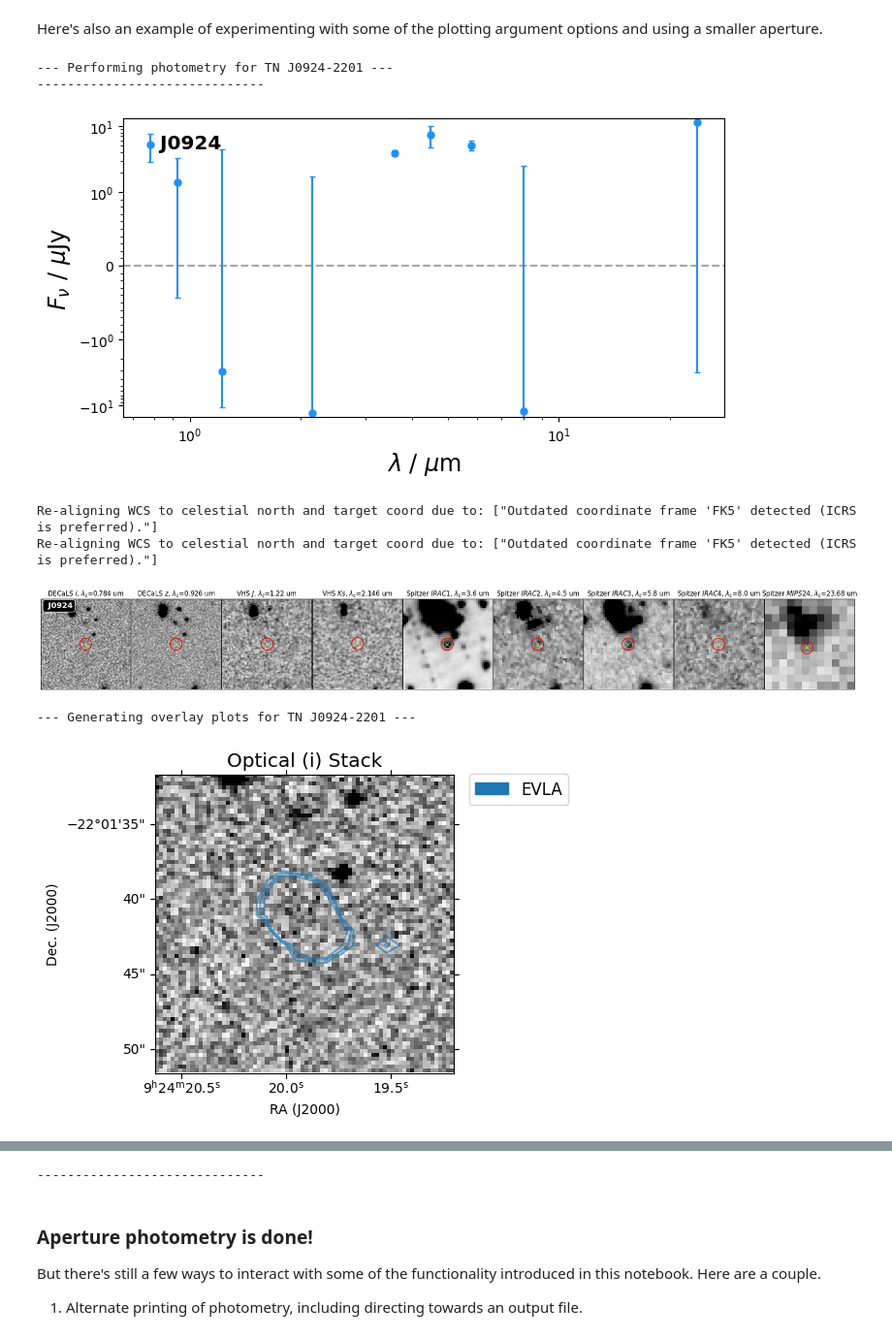
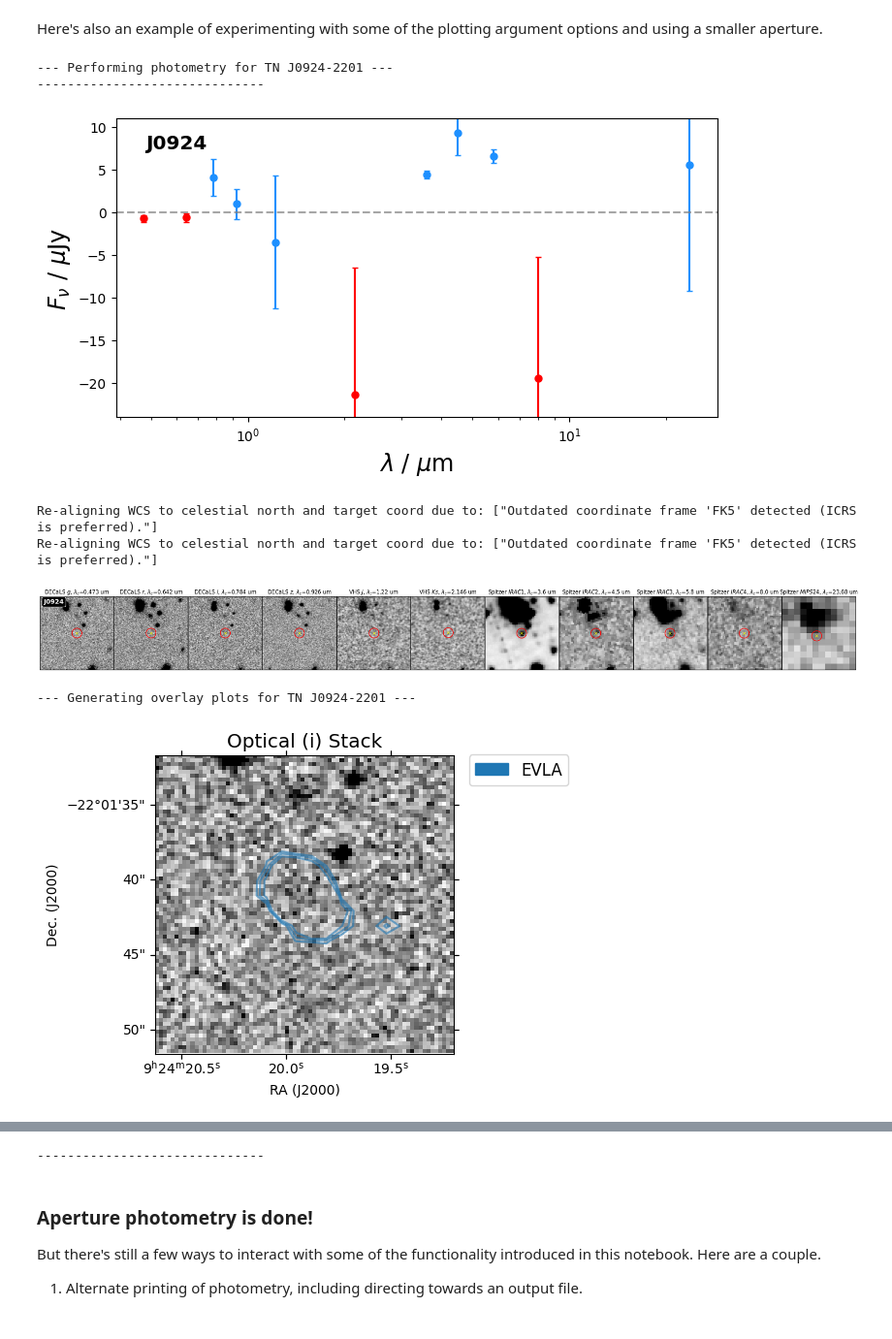
Before and after one commit to aj-hedge/QUEST, a Jupyter notebook: demo/3_aperture_photometry.ipynb, the cells around one changed output, grey strips where cells are left out. Shown at 97% size. Cells and saved outputs as stored; diff of their text form; code cells hidden in the pictures.

Commit message:
Minor bugfixes and improvements to logic and plots

```diff
--- a/demo/3_aperture_photometry.ipynb
+++ b/demo/3_aperture_photometry.ipynb
@@ -187,25 +187,25 @@ Here's also an example of experimenting with some of the plotting argument optio
 # %%
 # Example alternative plots with fine-control
 aperture_diameter = 4*u.arcsec  # Bigger aperture
 
 source = db.sources[0]
-phot_tool = PhotometryTool(source, data_dir_radio, output_fig_dir=output_fig_dir)
+phot_tool = PhotometryTool(source, output_fig_dir=output_fig_dir)
 phot_tool.perform_photometry(ap_diameter=aperture_diameter, ap_max_dist=60*u.arcsec, keep_negative=True,
                                 rand_aper_flux_sigma_clip=3, debug=False)
 
 # Generate plots and tables
-plot_photometry(phot_tool, save_path=None, ignore_negative=True)
+plot_photometry(phot_tool, save_path=None, ignore_negative=False, yscale='linear')
 plot_multiwl_stamps(phot_tool, cutout_size=30*u.arcsec, save_path=None, sigma_clip_norm=5,
-                              ignore_negative=True, ap_diameter=aperture_diameter)
+                              ignore_negative=False, ap_diameter=aperture_diameter)
 plot_overlays(phot_tool, save_path=None, stamp_radius=10*u.arcsec,
               optical_bands=['i'], ir_bands=['IRAC1','IRAC2','IRAC3'],
-              ignore_negative=True, data_dir_radio=data_dir_radio, sigma_clip_norm=3, add_beam=False)
+              ignore_negative=True, sigma_clip_norm=3, add_beam=False)
 # %% [output]
 --- Performing photometry for TN J0924-2201 ---
 ------------------------------
-[figure, old version]
+[figure, new version]
 Re-aligning WCS to celestial north and target coord due to: ["Outdated coordinate frame 'FK5' detected (ICRS is preferred)."]
 Re-aligning WCS to celestial north and target coord due to: ["Outdated coordinate frame 'FK5' detected (ICRS is preferred)."]
-[figure, old version]
+[figure, new version]
 --- Generating overlay plots for TN J0924-2201 ---
 [figure]
```
Also changed, not shown: parts of 5 cells of this notebook, 27 other files.
